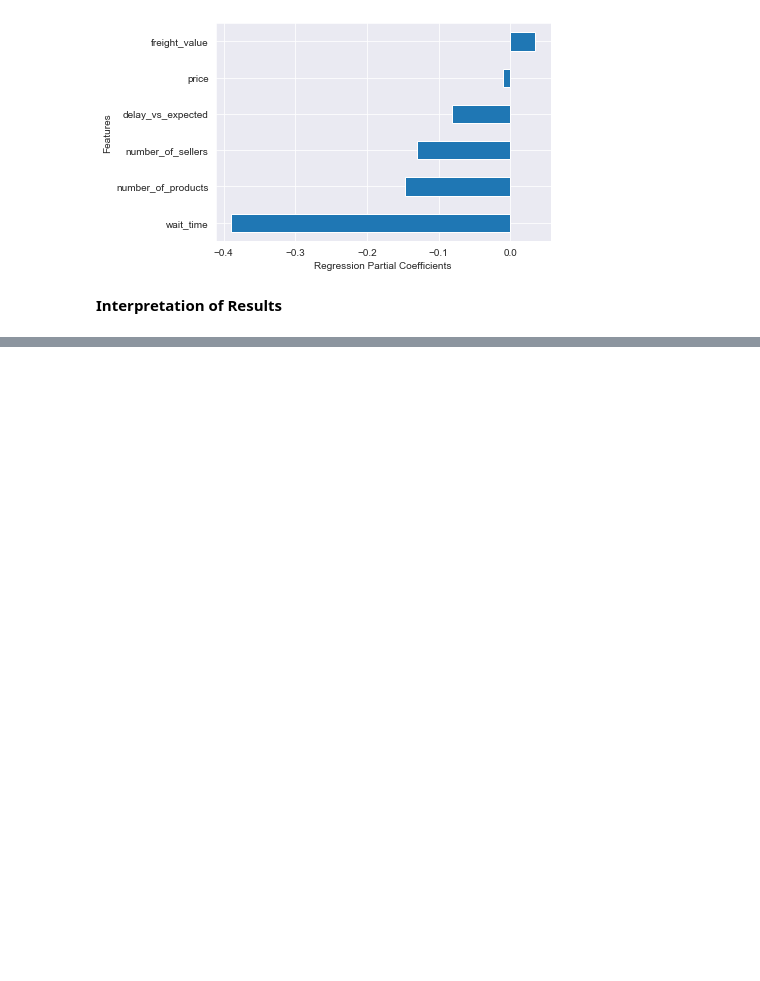
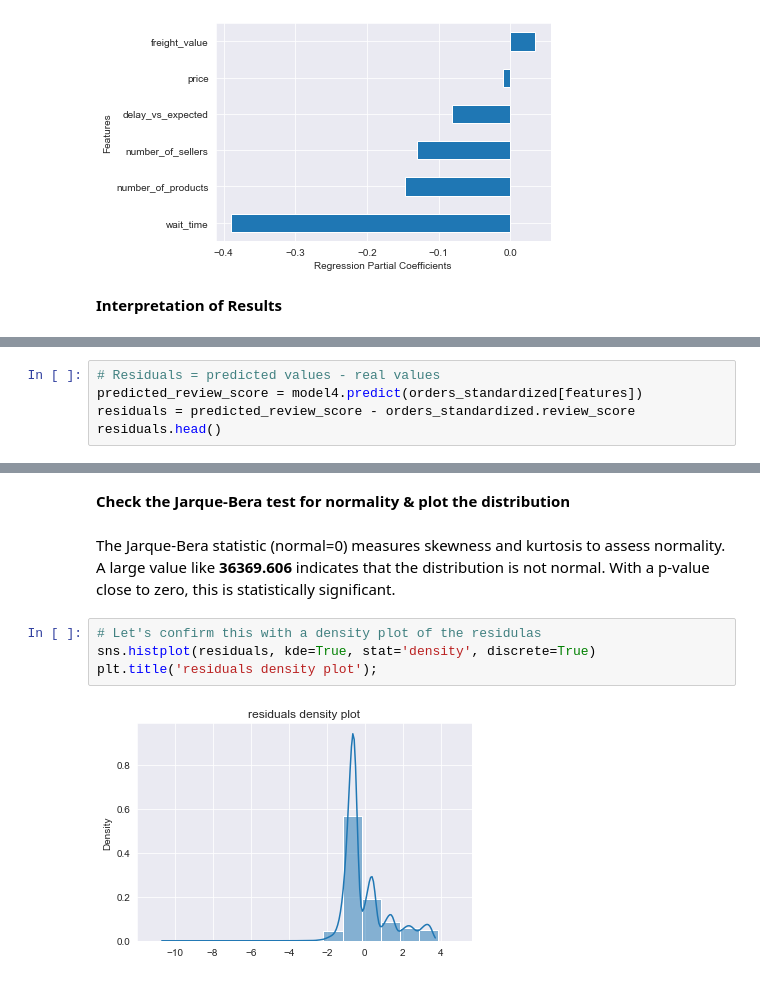
Before and after one commit to phlln/olist-analysis, a Jupyter notebook: notebooks/Orders Analysis.ipynb, the cells around one changed output, grey strips where cells are left out. Saved outputs shown, nothing was run; the diff lists cells and outputs as text; blank space fills up the shorter version.

Commit message:
added residuals testing for orders regression

```diff
--- a/notebooks/Orders Analysis.ipynb
+++ b/notebooks/Orders Analysis.ipynb
@@ -673,0 +681,5 @@ Additionally, with this model, we can see that an increase in `number_of_sellers
+# %%
+# Residuals = predicted values - real values
+predicted_review_score = model4.predict(orders_standardized[features])
+residuals = predicted_review_score - orders_standardized.review_score
+residuals.head()
@@ -673,0 +697,11 @@ Additionally, with this model, we can see that an increase in `number_of_sellers
+# %% [markdown]
+**Check the Jarque-Bera test for normality & plot the distribution**
+# %% [markdown]
+The Jarque-Bera statistic (normal=0) measures skewness and kurtosis to assess normality. A large value like **36369.606** indicates
+that the distribution is not normal. With a p-value close to zero, this is statistically significant.
+# %%
+# Let's confirm this with a density plot of the residulas
+sns.histplot(residuals, kde=True, stat='density', discrete=True)
+plt.title('residuals density plot');
+# %% [output]
+[figure, added]
```
Also changed, not shown: parts of 11 cells of this notebook.
